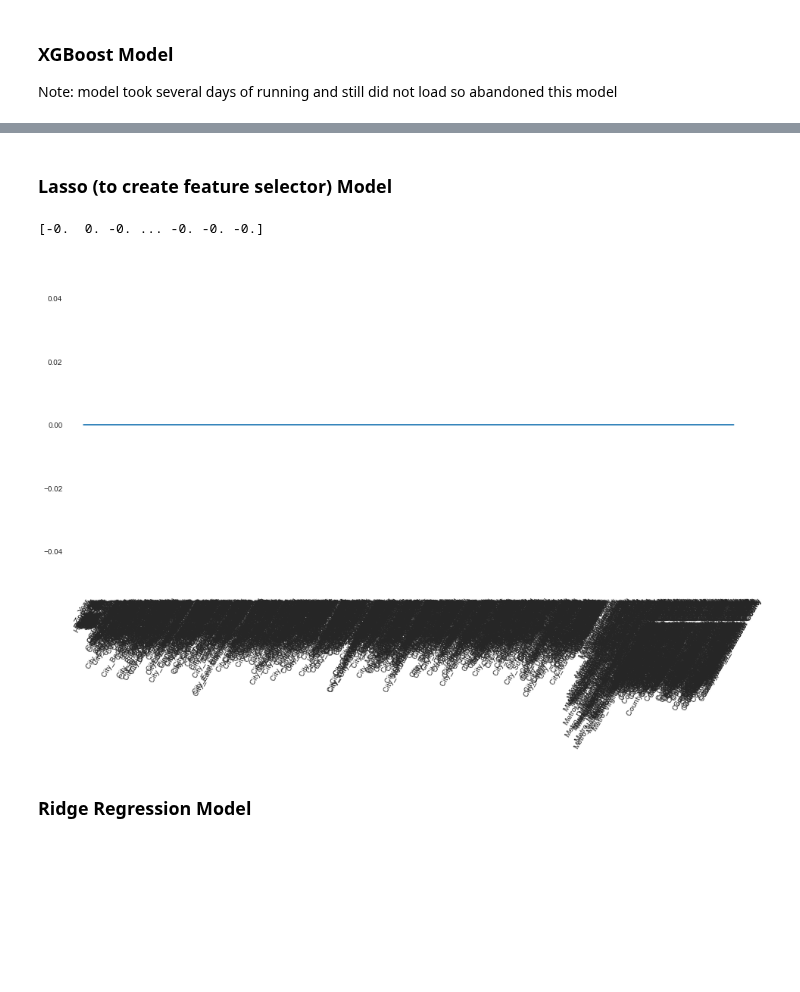
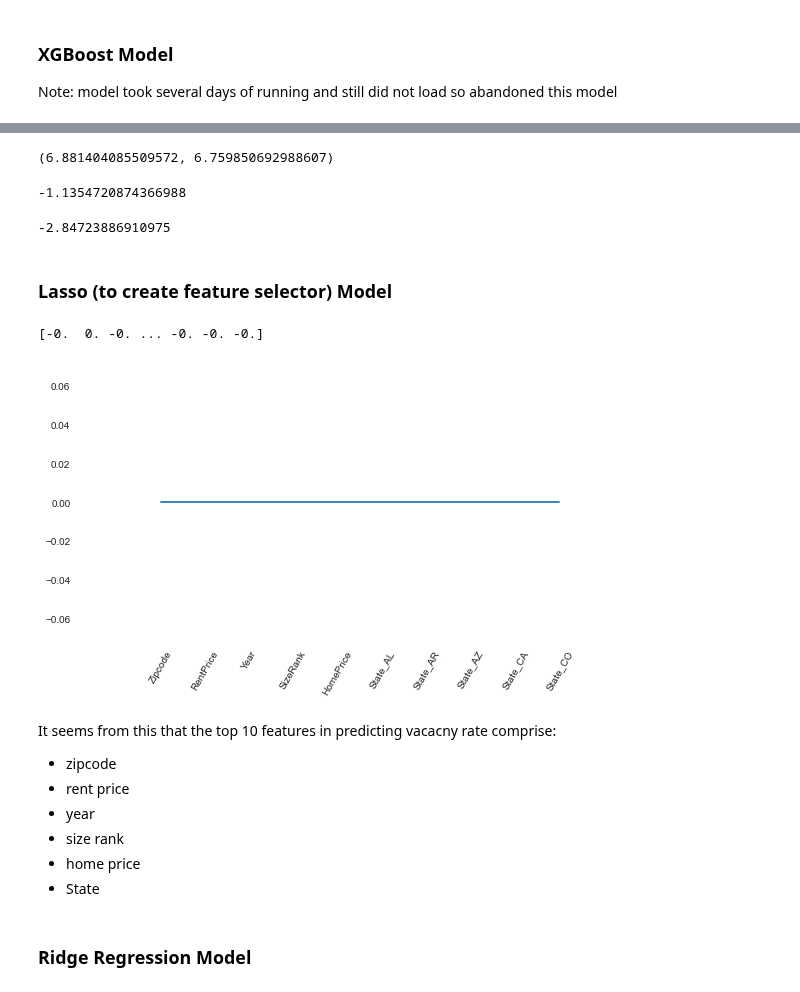
Before and after one commit to jjfrasca/Capstone_2, a Jupyter notebook: notebooks/4.3-jjf-modeling-zipcodeVacancy_zillow_2014-2020.ipynb, the cells around one changed output, grey strips where cells are left out. Drawn from its saved outputs; the diff is of its cells as text; code cells hidden in the pictures; blank space fills up the shorter version.

```diff
--- a/notebooks/4.3-jjf-modeling-zipcodeVacancy_zillow_2014-2020.ipynb
+++ b/notebooks/4.3-jjf-modeling-zipcodeVacancy_zillow_2014-2020.ipynb
@@ -463,5 +447,9 @@ mean_absolute_error(y_train, y_tr_pred), mean_absolute_error(y_test, y_te_pred)
 Note: model took several days of running and still did not load so abandoned this model
 # %%
 # fit XGBoost Model to training data
+from time import time
+rows = 100
+t = time()
 model = XGBClassifier()
-model.fit(X_train, y_train)
+model.fit(X_train.head(rows), y_train.head(rows))
+print('model fitting for XGB classifier, on {} rows. Took {} seconds'.format(rows, time()-t))
@@ -473,15 +465,21 @@ r2_score(y_train, y_tr_pred), r2_score(y_test, y_te_pred)
 # %%
 mean_absolute_error(y_train, y_tr_pred), mean_absolute_error(y_test, y_te_pred)
+# %% [output]
+(6.881404085509572, 6.759850692988607)
 # %%
 #calculate adjusted r2 for training set
 #12918 = n , 1754 = p (X_train + y_train)
 Adj_r2Train = 1-(1-r2_score(y_train, y_tr_pred))*(12918-1)/(12918-1754-1)
 Adj_r2Train
+# %% [output]
+-1.1354720874366988
 # %%
 #calculate adjusted r2 for test set
 #3230 = n , 1754 = p (X_test + y_test)
 Adj_r2Test = 1-(1-r2_score(y_test, y_te_pred))*(3230-1)/(3230-1754-1)
 Adj_r2Test
+# %% [output]
+-2.84723886910975
 # %% [markdown]
 ### Lasso (to create feature selector) Model
 # %%
@@ -494,16 +492,25 @@ lasso.fit(X_train, y_train)
 # Compute and print the coefficients
 lasso_coef = lasso.fit(X_train, y_train).coef_
 print(lasso_coef)
-
-# Plot the coefficients
-plt.subplots(figsize=(16, 8))
-plt.plot(range(len(X_train.columns)), lasso_coef)
-plt.xticks(range(len(X_train.columns)), X_train.columns.values, rotation=60)
-plt.margins(0.02)
-plt.show()
 # %% [output]
 [-0.  0. -0. ... -0. -0. -0.]
-[figure, removed]
+# %%
+# Plot the coefficients
+plt.subplots(figsize=(10, 5))
+plt.plot(range(len(X_train.columns[:10])), lasso_coef[:10])
+plt.xticks(range(len(X_train.columns[:10])), X_train.columns[:10].values, rotation=60)
+plt.margins(0.2)
+plt.show()
+# %% [output]
+[figure, added]
+# %% [markdown]
+It seems from this that the top 10 features in predicting vacacny rate comprise:
+ - zipcode
+ - rent price
+ - year
+ - size rank
+ - home price
+ - State
 # %% [markdown]
 ### Ridge Regression Model
 # %%
```
Also changed, not shown: parts of 20 cells of this notebook, 3 other files.
